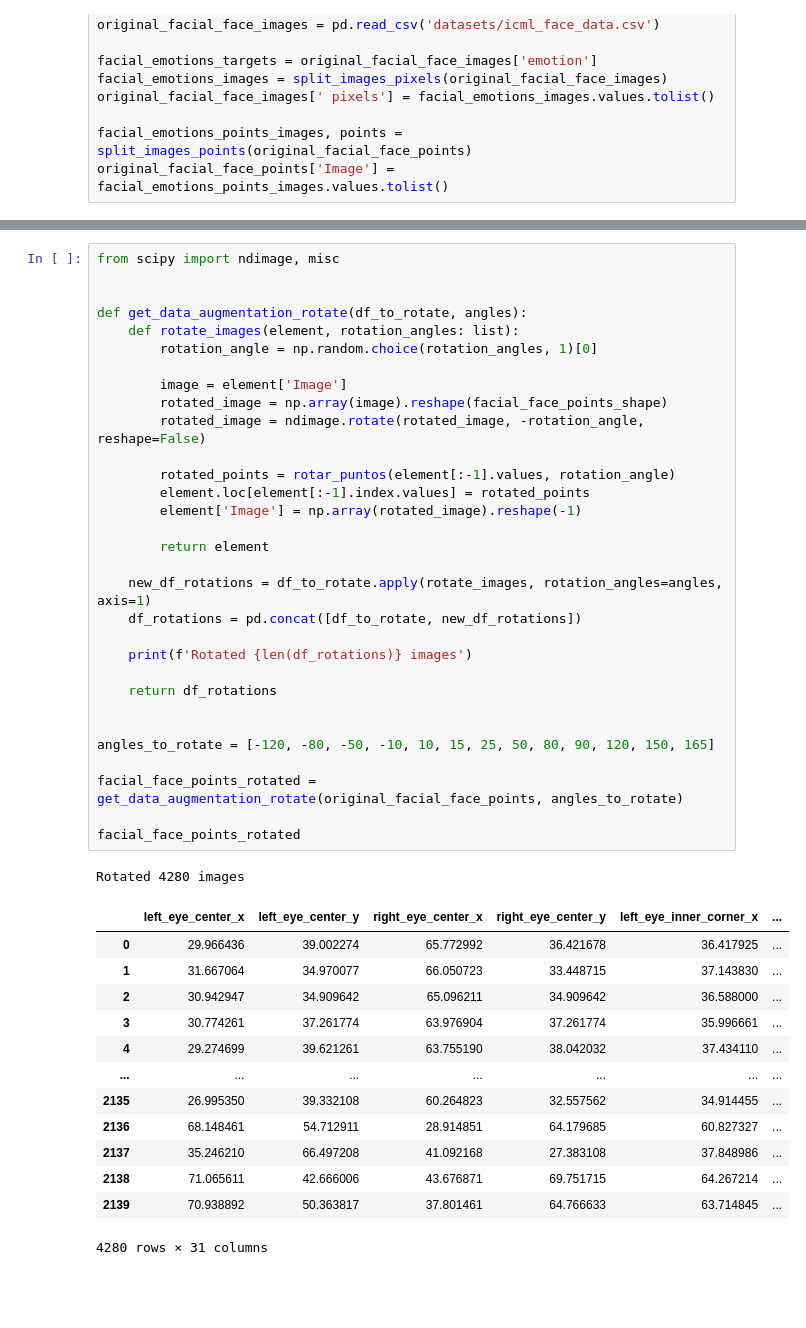
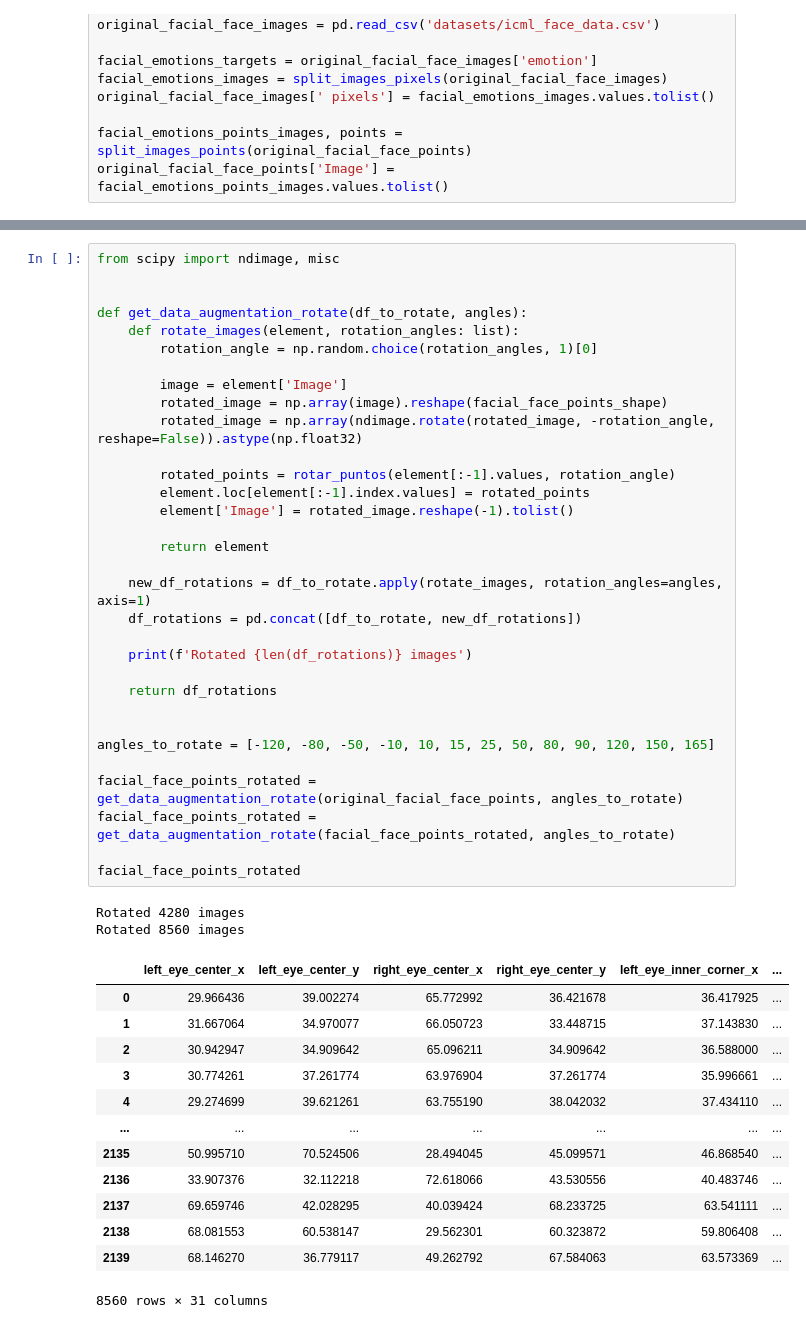
Before and after one commit to RubenBBlazquez/EmotionPredictor, a Jupyter notebook: DataAugmentation.ipynb, the cells around one changed output, grey strips where cells are left out. Cells and saved outputs as stored; diff of their text form; blank space fills up the shorter version.

Commit message:
[] fix errors on FacialPointsPredictor restnet

```diff
--- a/DataAugmentation.ipynb
+++ b/DataAugmentation.ipynb
@@ -150,42 +147,44 @@ def get_data_augmentation_rotate(df_to_rotate, angles):
 
         image = element['Image']
         rotated_image = np.array(image).reshape(facial_face_points_shape)
-        rotated_image = ndimage.rotate(rotated_image, -rotation_angle, reshape=False)
+        rotated_image = np.array(ndimage.rotate(rotated_image, -rotation_angle, reshape=False)).astype(np.float32)
 
         rotated_points = rotar_puntos(element[:-1].values, rotation_angle)
         element.loc[element[:-1].index.values] = rotated_points
-        element['Image'] = np.array(rotated_image).reshape(-1)
+        element['Image'] = rotated_image.reshape(-1).tolist()
 
         return element
 
     new_df_rotations = df_to_rotate.apply(rotate_images, rotation_angles=angles, axis=1)
     df_rotations = pd.concat([df_to_rotate, new_df_rotations])
 
     print(f'Rotated {len(df_rotations)} images')
 
     return df_rotations
 
 
 angles_to_rotate = [-120, -80, -50, -10, 10, 15, 25, 50, 80, 90, 120, 150, 165]
 
 facial_face_points_rotated = get_data_augmentation_rotate(original_facial_face_points, angles_to_rotate)
+facial_face_points_rotated = get_data_augmentation_rotate(facial_face_points_rotated, angles_to_rotate)
 
 facial_face_points_rotated
 # %% [output]
 Rotated 4280 images
+Rotated 8560 images
 |  | left_eye_center_x | left_eye_center_y | right_eye_center_x | right_eye_center_y | left_eye_inner_corner_x | ... |
 | 0 | 29.966436 | 39.002274 | 65.772992 | 36.421678 | 36.417925 | ... |
 | 1 | 31.667064 | 34.970077 | 66.050723 | 33.448715 | 37.143830 | ... |
 | 2 | 30.942947 | 34.909642 | 65.096211 | 34.909642 | 36.588000 | ... |
 | 3 | 30.774261 | 37.261774 | 63.976904 | 37.261774 | 35.996661 | ... |
 | 4 | 29.274699 | 39.621261 | 63.755190 | 38.042032 | 37.434110 | ... |
 | ... | ... | ... | ... | ... | ... | ... |
-| 2135 | 26.995350 | 39.332108 | 60.264823 | 32.557562 | 34.914455 | ... |
-| 2136 | 68.148461 | 54.712911 | 28.914851 | 64.179685 | 60.827327 | ... |
-| 2137 | 35.246210 | 66.497208 | 41.092168 | 27.383108 | 37.848986 | ... |
-| 2138 | 71.065611 | 42.666006 | 43.676871 | 69.751715 | 64.267214 | ... |
-| 2139 | 70.938892 | 50.363817 | 37.801461 | 64.766633 | 63.714845 | ... |
+| 2135 | 50.995710 | 70.524506 | 28.494045 | 45.099571 | 46.868540 | ... |
+| 2136 | 33.907376 | 32.112218 | 72.618066 | 43.530556 | 40.483746 | ... |
+| 2137 | 69.659746 | 42.028295 | 40.039424 | 68.233725 | 63.541111 | ... |
+| 2138 | 68.081553 | 60.538147 | 29.562301 | 60.323872 | 59.806408 | ... |
+| 2139 | 68.146270 | 36.779117 | 49.262792 | 67.584063 | 63.573369 | ... |
-4280 rows × 31 columns
+8560 rows × 31 columns
 # %%
 def set_random_brightness(dataframe_to_brightness):
     def change_image_brightness(element):
```
Also changed, not shown: parts of 13 cells of this notebook, 3 other files.
